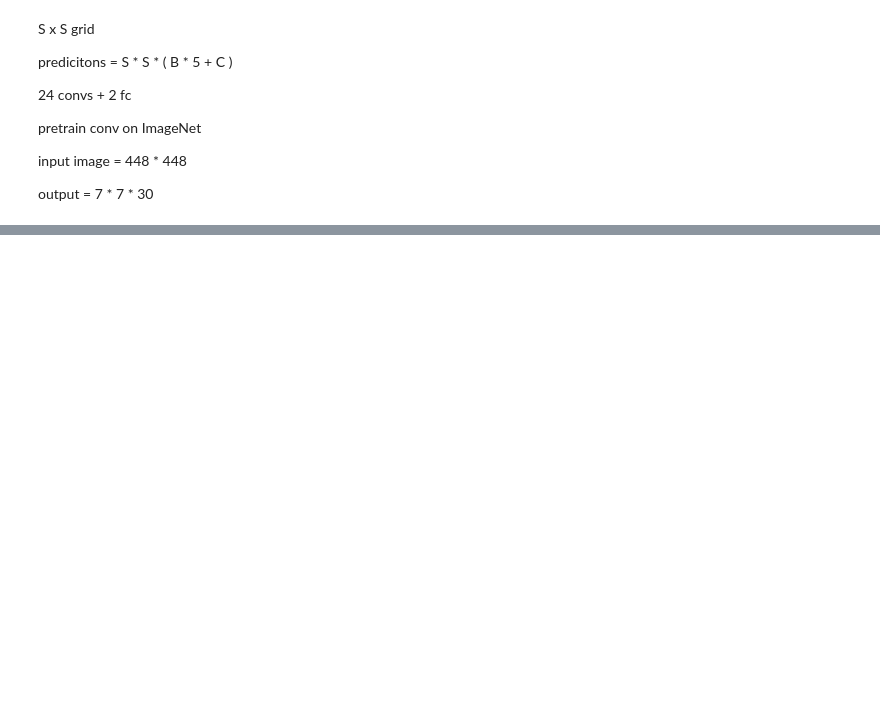
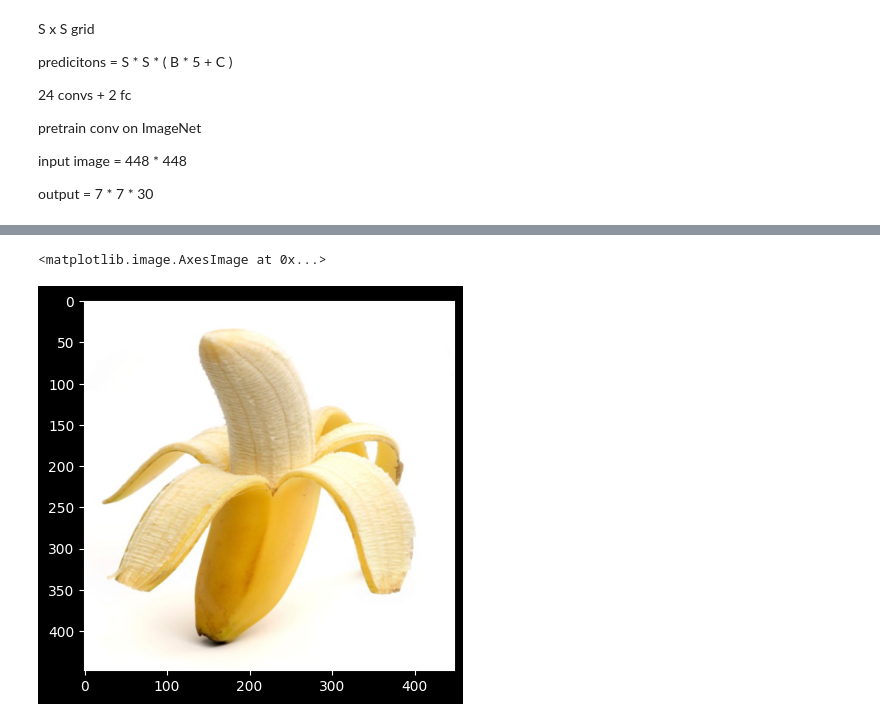
Before and after one commit to ArashAzma/YOLO-from-scratch, a Jupyter notebook: YOLOv1.ipynb, the cells around one changed output, grey strips where cells are left out. Saved outputs shown, nothing was run; the diff lists cells and outputs as text; code cells hidden in the pictures; blank space fills up the shorter version.

Commit message:
implement dataset

```diff
--- a/YOLOv1.ipynb
+++ b/YOLOv1.ipynb
@@ -6,0 +16,2 @@ import numpy as np
+# %%
+device = torch.device("cuda")
@@ -297,8 +242,0 @@ target = target.unsqueeze(0)
-# %%
-model = YOLOv1()
-x = torch.randn(1, 3, 448, 448)
-x = model(x)
-print(x.shape)
-print(target.shape)
-loss = model.loss_fn(x, target)
-print(loss)
@@ -311 +351,29 @@ bboxes, confs, classes =  model.destruct(target)
+# %%
+BATCH_SIZE = 16
+
+train_dataset = FruitImagesDataset(
+    files_dir=files_dir,
+    image_size=(448, 448)
+)
+
+test_dataset = FruitImagesDataset(
+    files_dir=test_dir,
+    image_size=(448, 448)
+)
+
+train_loader = DataLoader(
+    dataset=train_dataset,
+    batch_size=BATCH_SIZE,
+    shuffle=True,
+    drop_last=False,
+)
+
+test_loader = DataLoader(
+    dataset=test_dataset,
+    batch_size=BATCH_SIZE,
+    shuffle=True,
+    drop_last=False,
+)
+# %%
+image, label = next(iter(train_loader))
 # %%
@@ -412,0 +383,5 @@ plt.show()
+# %%
+plt.imshow(image[0].permute(1, 2, 0).detach().numpy())
+# %% [output]
+<matplotlib.image.AxesImage at 0x...>
+[figure, added]
```
Also changed, not shown: parts of 19 cells of this notebook, 2 other files.
